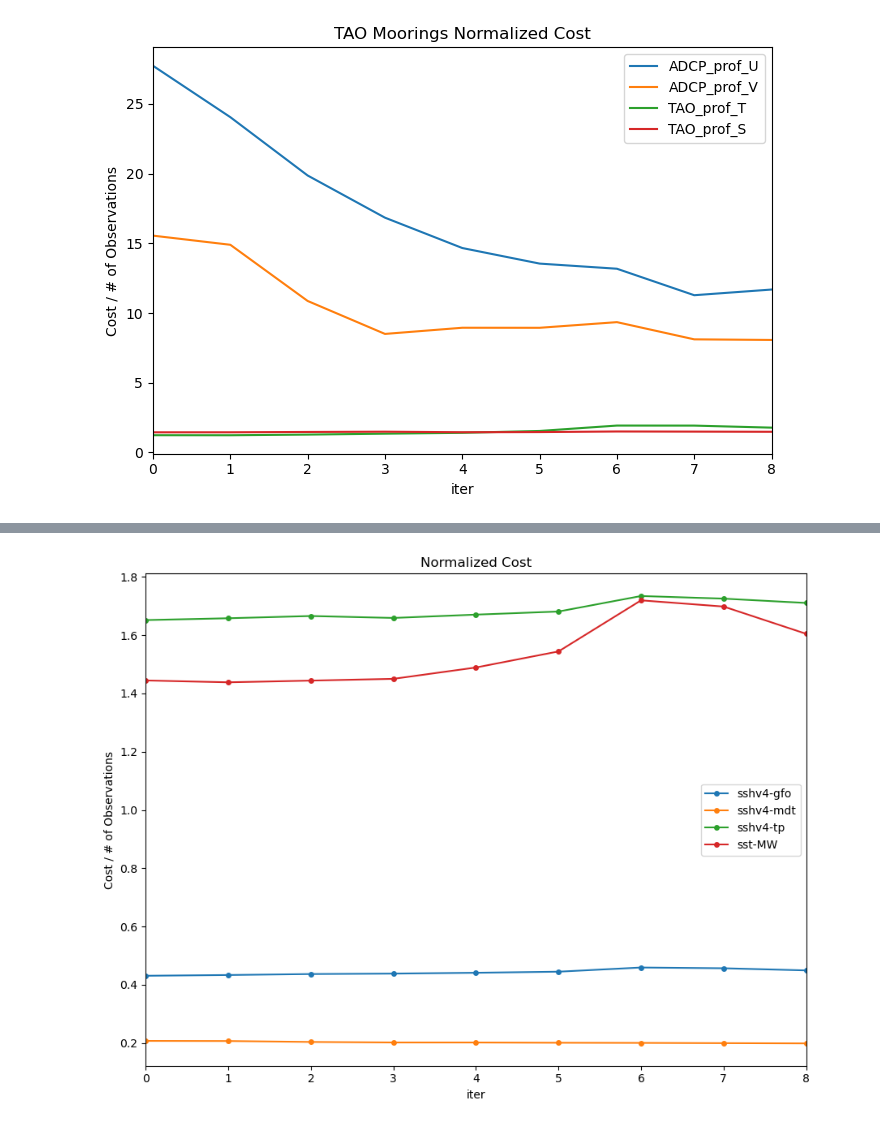
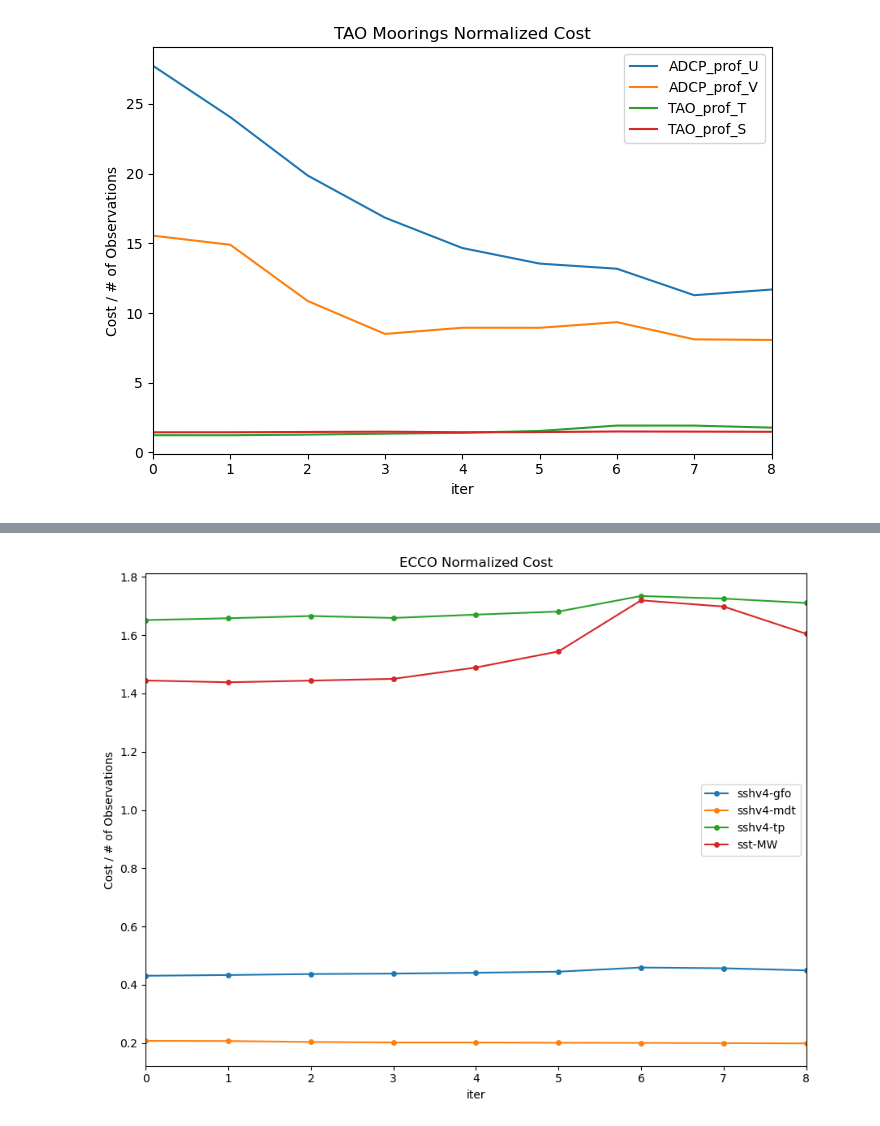
Before and after one commit to eldavenport/TPOSE6_VelocityAssim, a Jupyter notebook: cost_function/cost_by_iter.ipynb, the cells around one changed output, grey strips where cells are left out. Saved outputs shown, nothing was run; the diff lists cells and outputs as text; code cells hidden in the pictures.

```diff
--- a/cost_function/cost_by_iter.ipynb
+++ b/cost_function/cost_by_iter.ipynb
@@ -71,14 +71,14 @@ fig.savefig('cost_function/prof_cost.png')
 # %%
 fig, ax = plt.subplots(figsize=(9, 7))
 (ds.cost.sel(dataset='sshv4-gfo')/ds.n_obs.sel(dataset='sshv4-gfo')).plot(ax=ax,label='sshv4-gfo',marker='o',markersize=4)
 (ds.cost.sel(dataset='sshv4-mdt')/ds.n_obs.sel(dataset='sshv4-mdt')).plot(ax=ax,label='sshv4-mdt',marker='o',markersize=4)
 (ds.cost.sel(dataset='sshv4-tp')/ds.n_obs.sel(dataset='sshv4-tp')).plot(ax=ax,label='sshv4-tp',marker='o',markersize=4)
 (ds.cost.sel(dataset='sst-MW')/ds.n_obs.sel(dataset='sst-MW')).plot(ax=ax,label='sst-MW',marker='o',markersize=4)
-ax.set_title('Normalized Cost')
+ax.set_title('ECCO Normalized Cost')
 ax.legend()
 ax.set_ylabel('Cost / # of Observations')
 ax.set_xlim(0,ds.iter.max())
 plt.tight_layout()
 fig.savefig('cost_function/ecco_cost.png')
 # %% [output]
-[figure, old version]
+[figure, new version]
```
Also changed, not shown: parts of 4 cells of this notebook, 4 other files.
